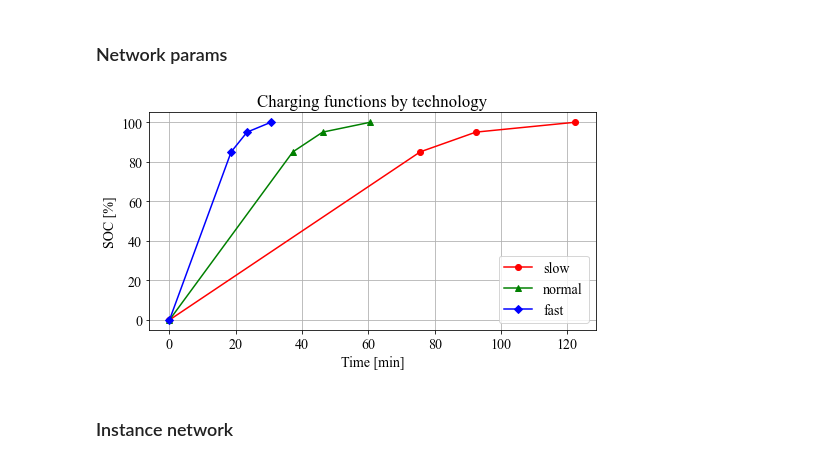
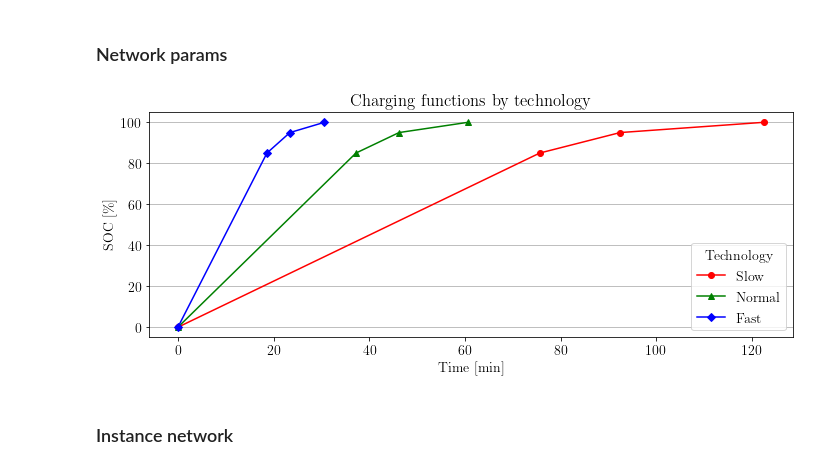
Before and after one commit to jpfutalef/DynamicStochasticElectricVRP, a Jupyter notebook: notebooks/instanceCreatorUtility.ipynb, the cells around one changed output. Drawn from its saved outputs; the diff is of its cells as text; code cells hidden in the pictures.

```diff
--- a/notebooks/instanceCreatorUtility.ipynb
+++ b/notebooks/instanceCreatorUtility.ipynb
@@ -9,16 +9,12 @@ from scipy.io import loadmat
 import pandas as pd
 
 from matplotlib import rcParams
-rcParams['font.family'] = 'Times New Roman'
-rcParams['font.size'] = '12'
-rcParams['pdf.fonttype'] = 42
-rcParams['ps.fonttype'] = 42
-rcParams["errorbar.capsize"] = 2.
+rcParams['text.usetex'] = True
 
 sys.path.append('..')
-from models.Fleet import *
-from models.Fleet import from_xml as fleet_from_xml
-from models.Network import *
+from res.models.Fleet import *
+from res.models.Fleet import from_xml as fleet_from_xml
+from res.models.Network import *
 # %% [markdown]
 ## Standard travel time and energy consumption profile
 # %%
@@ -96,38 +121,38 @@ fig.subplots_adjust(top=0.9)
 # %%
 n_customers = 80
 n_charg_sta = 10
 minx, maxx = -15, 15 # km
 miny, maxy = -15, 15 # km
 minreq, maxreq = 0.01, 0.08
 mintime, maxtime = 8, 15
 mintw_low, maxtw_low = 60*9, 60*15
 mintw_width, maxtw_width = 60*2.5, 60*3.5
 cs_capacity = 2
 
 # CS technologies
 tech1 = {0.0: 0.0, 75.6: 85.0, 92.4: 95.0, 122.4: 100.0} # slow
 tech2 = {0.0: 0.0, 37.2: 85.0, 46.2: 95.0, 60.6: 100.0}  # normal
 tech3 = {0.0: 0.0, 18.6: 85.0, 23.4: 95.0, 30.6: 100.0}  # fast
 tech_list = [tech1, tech2, tech3]
 tech_price = [70., 70.*1.5, 70.*2.5]
 
 # Plot charging functions
-fig = plt.figure(figsize=(8,4))
-style_list = [('slow', '-ro'), ('normal', '-g^'), ('fast', '-bD')]
+fig, ax = plt.subplots(figsize=(fig_width, fig_height/3))
+style_list = [('Slow', '-ro'), ('Normal', '-g^'), ('Fast', '-bD')]
 for tech, (label, style) in zip(tech_list, style_list):
     t = list(tech.keys())
     soc = list(tech.values())
-    plt.plot(t, soc, style, label=label)
+    ax.plot(t, soc, style, label=label)
 
-plt.xlabel('Time [min]')
-plt.ylabel('SOC [%]')
-plt.title('Charging functions by technology')
-plt.grid()
-plt.legend()
-plt.show()
+ax.set_xlabel('Time [min]')
+ax.set_ylabel('SOC [\%]')
+ax.set_title('Charging functions by technology')
+ax.grid(axis='y')
+ax.legend(title='Technology')
+fig.tight_layout()
 fig.savefig('../pictures/chargingFunctions.pdf')
 # %% [output]
-[figure, old version]
+[figure, new version]
 # %% [markdown]
 ### Instance network
 # %%
```
Also changed, not shown: parts of 3 cells of this notebook, 4 other files.
